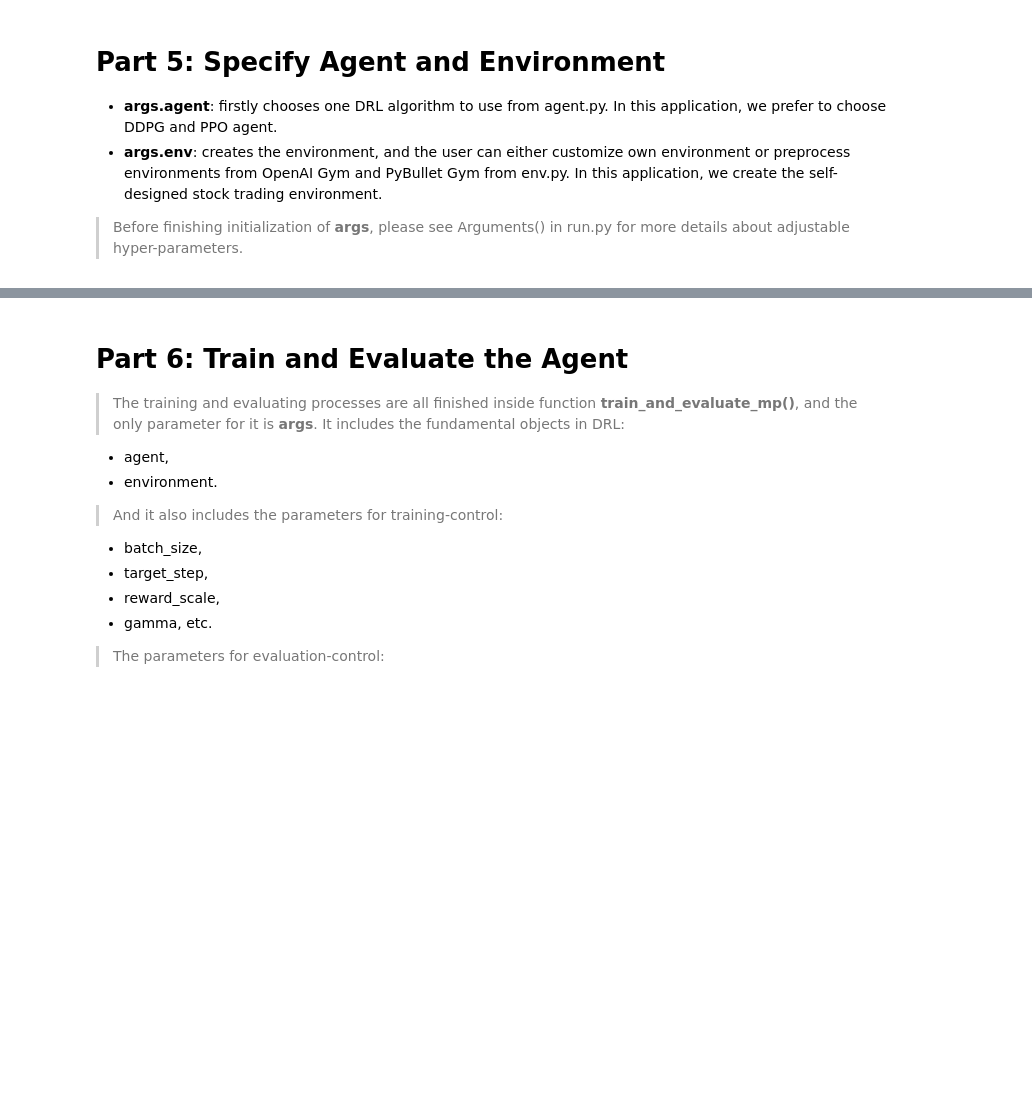
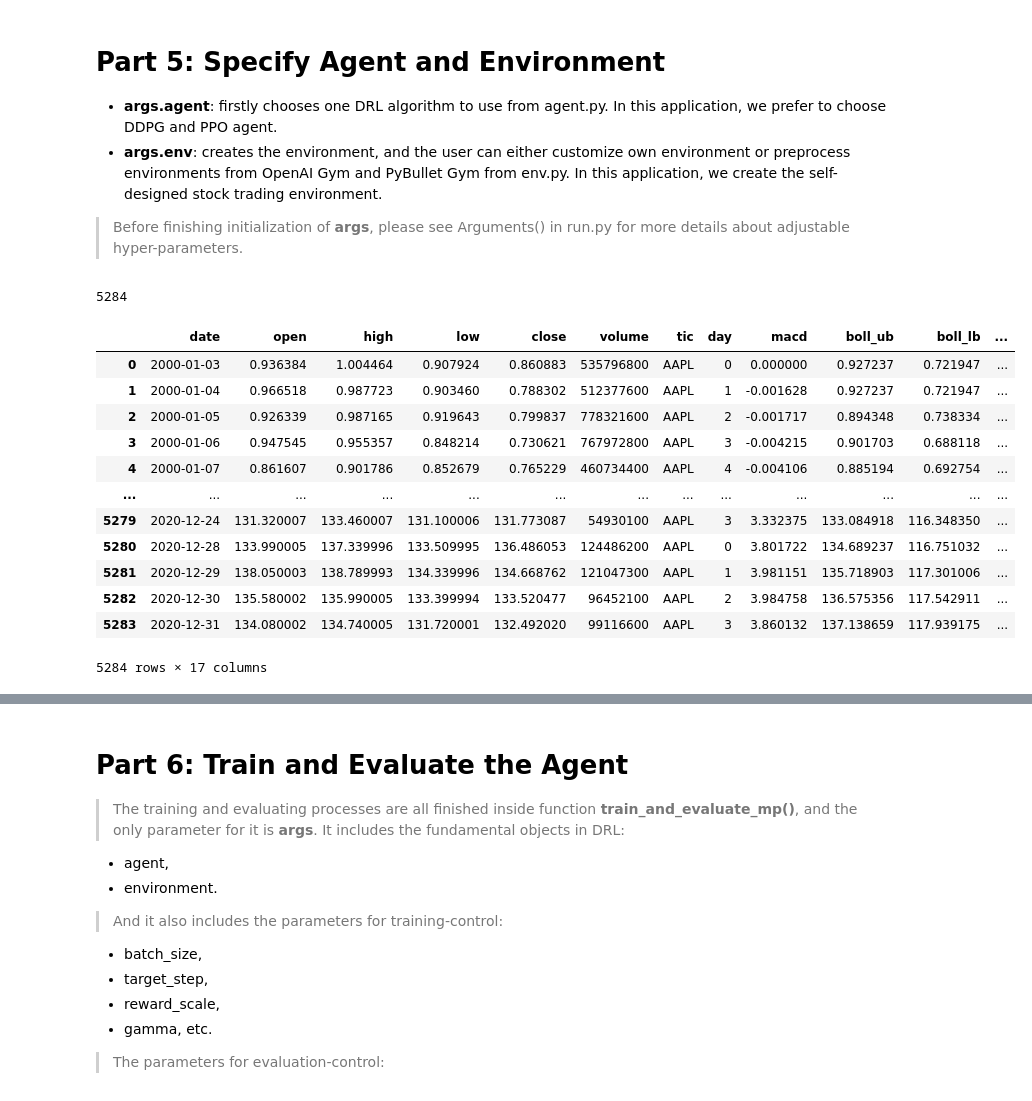
Before and after one commit to AI4Finance-Foundation/ElegantRL, a Jupyter notebook: dqn_stock.ipynb, the cells around one changed output, grey strips where cells are left out. Cells and saved outputs as stored; diff of their text form; code cells hidden in the pictures; blank space fills up the shorter version.

Commit message:
single stock

```diff
--- a/dqn_stock.ipynb
+++ b/dqn_stock.ipynb
@@ -59,0 +62,6 @@ from stockstats import StockDataFrame as Sdf
+# %%
+d = pd.read_pickle('StockTradingEnv_processed_data.df')
+# %%
+len(d)
+# %% [output]
+5284
@@ -60,2 +72,18 @@ from stockstats import StockDataFrame as Sdf
+# %%
+d
+# %% [output]
+|  | date | open | high | low | close | volume | tic | day | macd | boll_ub | boll_lb | ... |
+| 0 | 2000-01-03 | 0.936384 | 1.004464 | 0.907924 | 0.860883 | 535796800 | AAPL | 0 | 0.000000 | 0.927237 | 0.721947 | ... |
+| 1 | 2000-01-04 | 0.966518 | 0.987723 | 0.903460 | 0.788302 | 512377600 | AAPL | 1 | -0.001628 | 0.927237 | 0.721947 | ... |
+| 2 | 2000-01-05 | 0.926339 | 0.987165 | 0.919643 | 0.799837 | 778321600 | AAPL | 2 | -0.001717 | 0.894348 | 0.738334 | ... |
+| 3 | 2000-01-06 | 0.947545 | 0.955357 | 0.848214 | 0.730621 | 767972800 | AAPL | 3 | -0.004215 | 0.901703 | 0.688118 | ... |
+| 4 | 2000-01-07 | 0.861607 | 0.901786 | 0.852679 | 0.765229 | 460734400 | AAPL | 4 | -0.004106 | 0.885194 | 0.692754 | ... |
+| ... | ... | ... | ... | ... | ... | ... | ... | ... | ... | ... | ... | ... |
+| 5279 | 2020-12-24 | 131.320007 | 133.460007 | 131.100006 | 131.773087 | 54930100 | AAPL | 3 | 3.332375 | 133.084918 | 116.348350 | ... |
+| 5280 | 2020-12-28 | 133.990005 | 137.339996 | 133.509995 | 136.486053 | 124486200 | AAPL | 0 | 3.801722 | 134.689237 | 116.751032 | ... |
+| 5281 | 2020-12-29 | 138.050003 | 138.789993 | 134.339996 | 134.668762 | 121047300 | AAPL | 1 | 3.981151 | 135.718903 | 117.301006 | ... |
+| 5282 | 2020-12-30 | 135.580002 | 135.990005 | 133.399994 | 133.520477 | 96452100 | AAPL | 2 | 3.984758 | 136.575356 | 117.542911 | ... |
+| 5283 | 2020-12-31 | 134.080002 | 134.740005 | 131.720001 | 132.492020 | 99116600 | AAPL | 3 | 3.860132 | 137.138659 | 117.939175 | ... |
+5284 rows × 17 columns
 # %%
 # Agent
```
Also changed, not shown: parts of 6 cells of this notebook, 3 other files.
